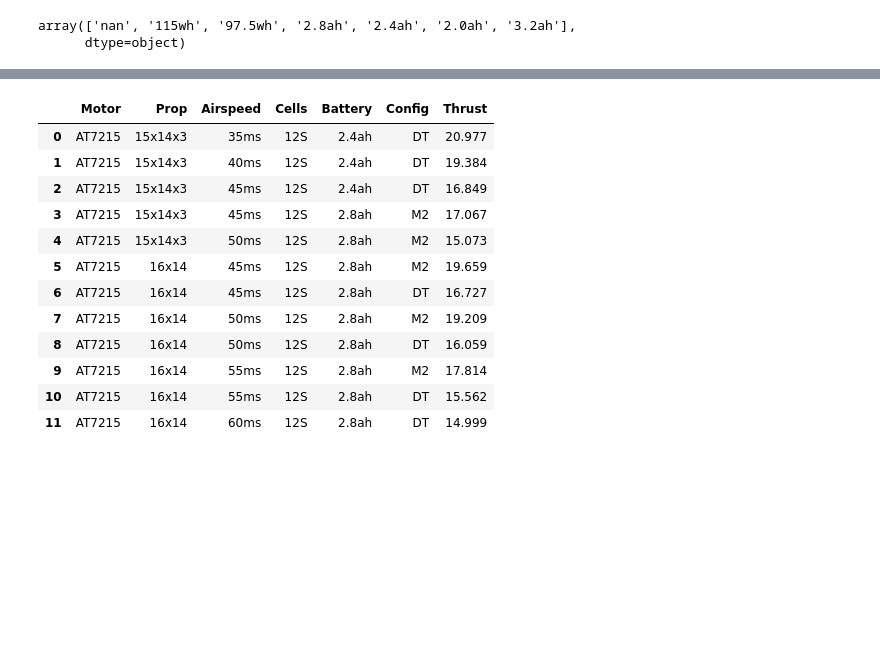
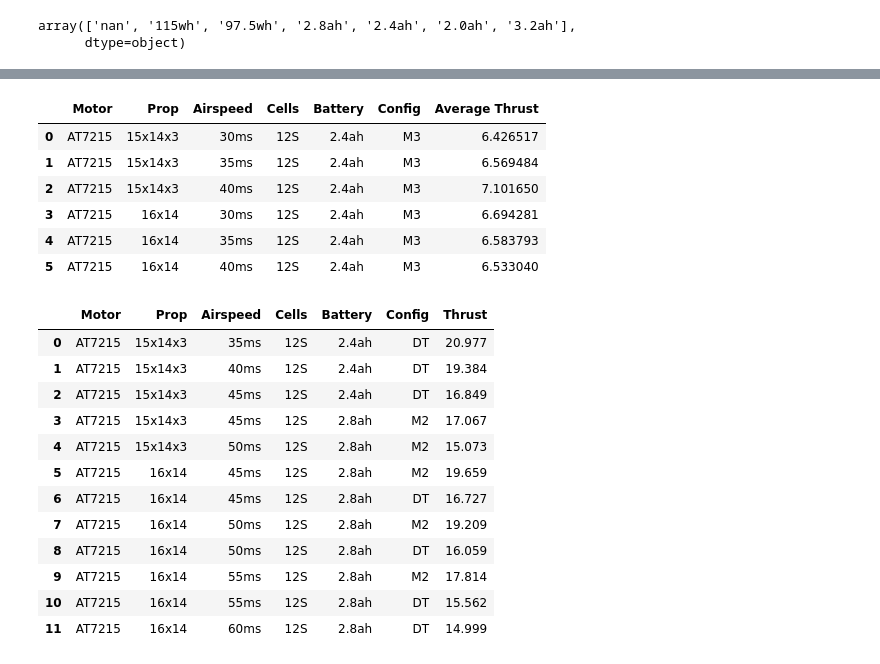
Before and after one commit to SanderGi/DesignBuildFly, a Jupyter notebook: python_tools/eda/windTunnel5.ipynb, the cells around one changed output, grey strips where cells are left out. Drawn from its saved outputs; the diff is of its cells as text; code cells hidden in the pictures; blank space fills up the shorter version.

```diff
--- a/python_tools/eda/windTunnel5.ipynb
+++ b/python_tools/eda/windTunnel5.ipynb
@@ -258,3 +252,13 @@ df[(df["Config"] == 'M3') & df['Battery'].apply(lambda x: not x in ['nan', '115w
+# %%
+pd.read_csv(os.path.join(OUTPUT_DIR, "M3.csv"), index_col=0)
+# %% [output]
+|  | Motor | Prop | Airspeed | Cells | Battery | Config | Average Thrust |
+| 0 | AT7215 | 15x14x3 | 30ms | 12S | 2.4ah | M3 | 6.426517 |
+| 1 | AT7215 | 15x14x3 | 35ms | 12S | 2.4ah | M3 | 6.569484 |
+| 2 | AT7215 | 15x14x3 | 40ms | 12S | 2.4ah | M3 | 7.101650 |
+| 3 | AT7215 | 16x14 | 30ms | 12S | 2.4ah | M3 | 6.694281 |
+| 4 | AT7215 | 16x14 | 35ms | 12S | 2.4ah | M3 | 6.583793 |
+| 5 | AT7215 | 16x14 | 40ms | 12S | 2.4ah | M3 | 6.533040 |
 # %%
 df_max = df[df['Config'].apply(lambda x: x in ['DT', 'M2']) & df['Battery'].apply(lambda x: not x in ['nan', '115wh', '97.5wh'])].sort_values(by=['Prop', 'Airspeed'], ascending=True).reset_index(drop=True)
 df_max
```
Also changed, not shown: parts of 3 cells of this notebook, 1 other file.
